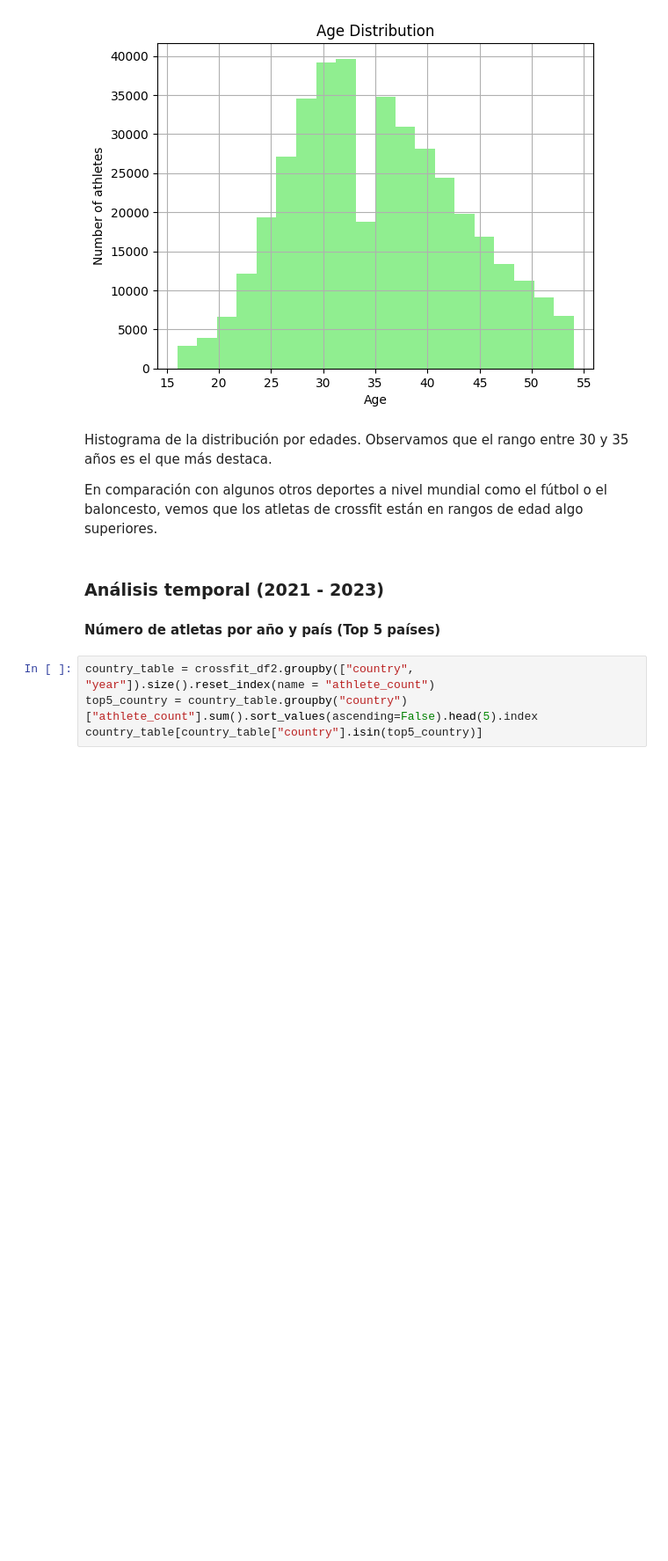
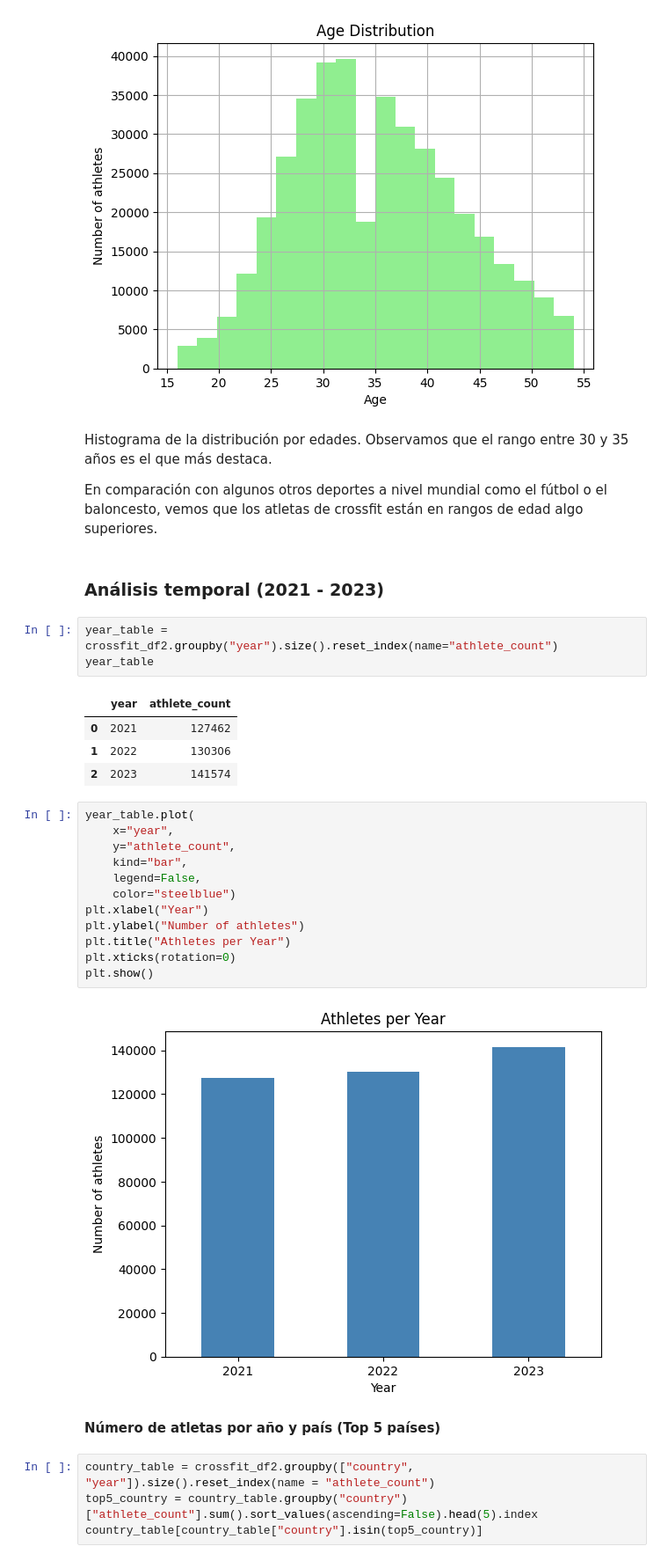
Before and after one commit to viictorhp/EDA-analysis-first-project, a Jupyter notebook: notebooks/edaanalysis2.ipynb, the cells around one changed output. Shown at 88% size. Saved outputs shown, nothing was run; the diff lists cells and outputs as text; blank space fills up the shorter version.

```diff
--- a/notebooks/edaanalysis2.ipynb
+++ b/notebooks/edaanalysis2.ipynb
@@ -119,6 +125,28 @@ Histograma de la distribución por edades. Observamos que el rango entre 30 y 35
 En comparación con algunos otros deportes a nivel mundial como el fútbol o el baloncesto, vemos que los atletas de crossfit están en rangos de edad algo superiores.
 # %% [markdown]
 ### Análisis temporal (2021 - 2023)
+# %%
+year_table = crossfit_df2.groupby("year").size().reset_index(name="athlete_count")
+year_table
+# %% [output]
+|  | year | athlete_count |
+| 0 | 2021 | 127462 |
+| 1 | 2022 | 130306 |
+| 2 | 2023 | 141574 |
+# %%
+year_table.plot(
+    x="year",
+    y="athlete_count",
+    kind="bar",
+    legend=False,
+    color="steelblue")
+plt.xlabel("Year")
+plt.ylabel("Number of athletes")
+plt.title("Athletes per Year")
+plt.xticks(rotation=0)
+plt.show()
+# %% [output]
+[figure, added]
 # %% [markdown]
 **Número de atletas por año y país (Top 5 países)**
 # %%
```
Also changed, not shown: parts of 18 cells of this notebook, 3 other files.
